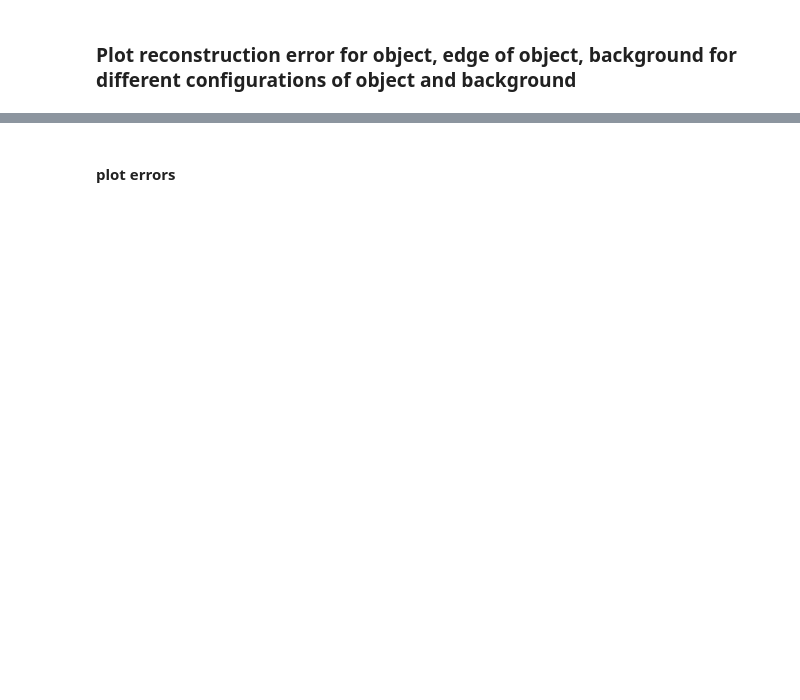
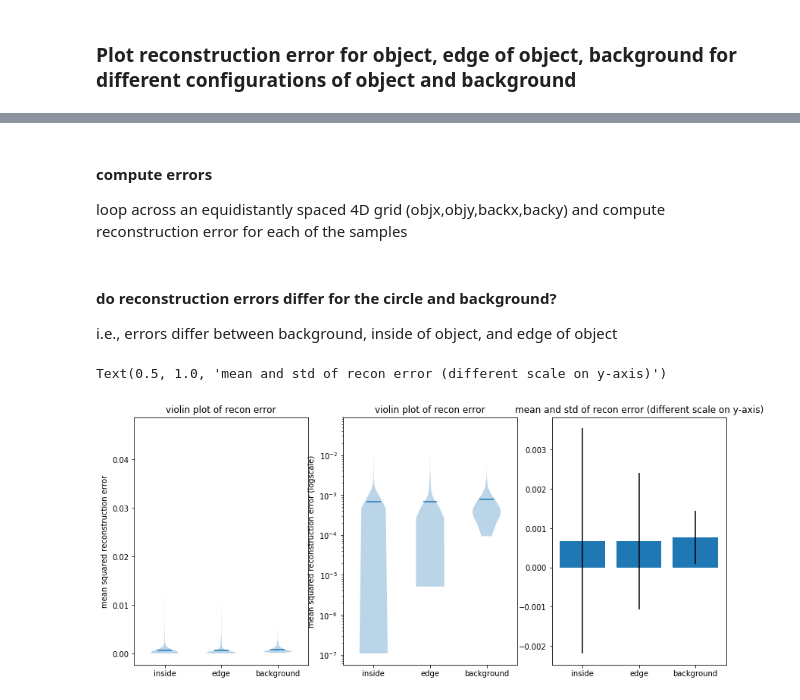
Before and after one commit to zahariaa/disentangled-dynamics, a Jupyter notebook: src/analyses/AnalysesOfReconstructionErrorStaticVAE32.ipynb, the cells around one changed output, grey strips where cells are left out. Cells and saved outputs as stored; diff of their text form; code cells hidden in the pictures; blank space fills up the shorter version.

```diff
--- a/src/analyses/AnalysesOfReconstructionErrorStaticVAE32.ipynb
+++ b/src/analyses/AnalysesOfReconstructionErrorStaticVAE32.ipynb
@@ -119 +132,5 @@ Text(0.5, 1.0, 'edge of object masked')
+# %% [markdown]
+#### compute errors
+
+loop across an equidistantly spaced 4D grid (objx,objy,backx,backy) and compute reconstruction error for each of the samples
 # %%
@@ -160,5 +178,33 @@ for ixgauss, x_gauss in enumerate(x_):
                 edgeCircleErrorByDist[cnt,1] = edgeCircleError[ixgauss,iygauss,ixcirc,iycirc]
 
                 cnt += 1
-# %% [markdown]
-#### plot errors
+# %% [markdown]
+#### do reconstruction errors differ for the circle and background?
+
+i.e., errors differ between background, inside of object, and edge of object
+# %%
+#np.mean(insideCircleError, axis=(2,3),keepdims=True).shape
+stackedErrors = np.vstack((insideCircleError.flatten(),
+                     edgeCircleError.flatten(),
+                     backgroundError.flatten())).T
+
+_,ax = plt.subplots(1,3,figsize=(14,6),sharey=False, sharex=True)
+
+ax[0].violinplot(stackedErrors,
+             showextrema=False, showmeans=True)
+ax[0].set(xticks=[1.,2.,3.],xticklabels=('inside', 'edge', 'background'))
+ax[0].set(ylabel='mean squared reconstruction error')
+ax[0].set_title('violin plot of recon error')
+
+ax[1].violinplot(stackedErrors,
+             showextrema=False, showmeans=True)
+ax[1].set(xticks=[1.,2.,3.],xticklabels=('inside', 'edge', 'background'))
+ax[1].set(ylabel='mean squared reconstruction error (logscale)')
+ax[1].set_title('violin plot of recon error')
+ax[1].set(yscale='log')
+
+ax[2].bar([1.,2.,3.],np.mean(stackedErrors, axis=0), yerr=np.std(stackedErrors, axis=0))
+ax[2].set_title('mean and std of recon error (different scale on y-axis)')
+# %% [output]
+Text(0.5, 1.0, 'mean and std of recon error (different scale on y-axis)')
+[figure, added]
```
Also changed, not shown: parts of 18 cells of this notebook.
